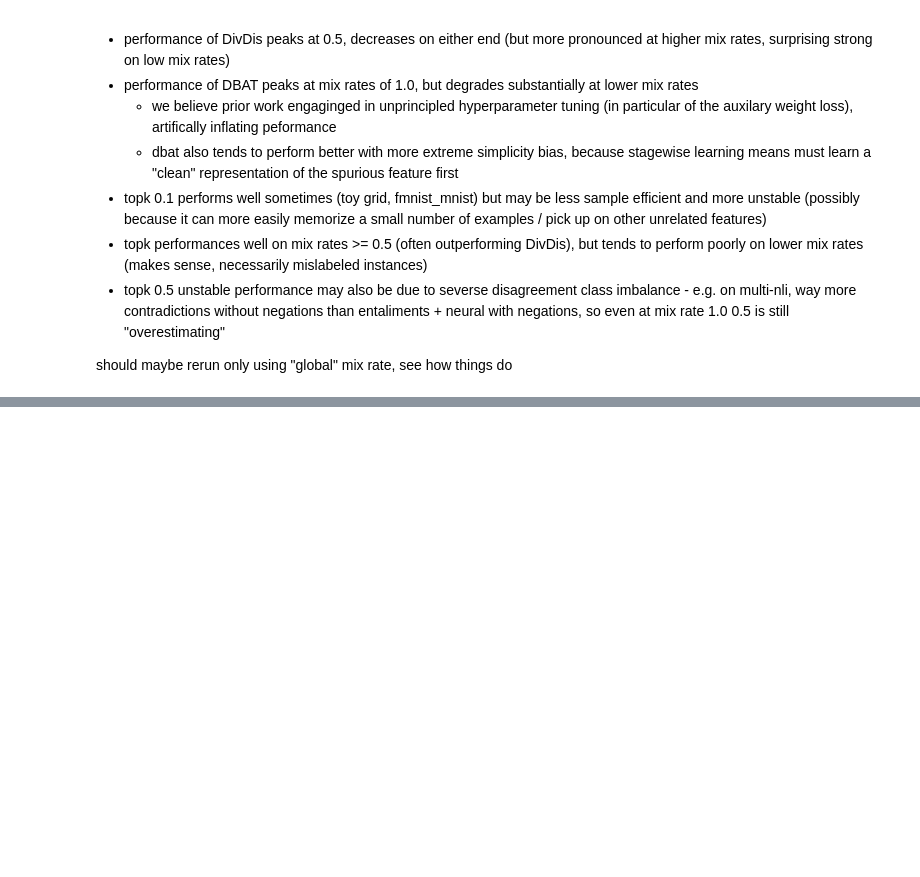
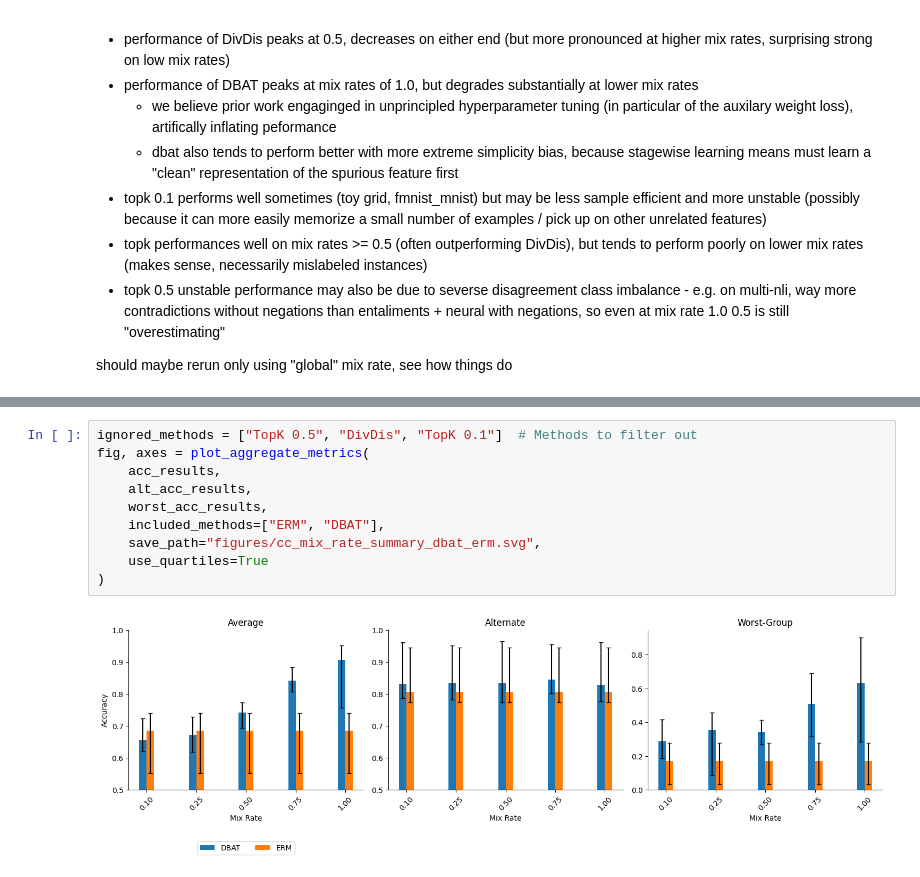
Before and after one commit to oliveradk/diverse-gen, a Jupyter notebook: experiments/250122_cc/0_cc_exps.ipynb, the cells around one changed output, grey strips where cells are left out. Drawn from its saved outputs; the diff is of its cells as text; blank space fills up the shorter version.

```diff
--- a/experiments/250122_cc/0_cc_exps.ipynb
+++ b/experiments/250122_cc/0_cc_exps.ipynb
@@ -483,0 +750,12 @@ should maybe rerun only using "global" mix rate, see how things do
+# %%
+ignored_methods = ["TopK 0.5", "DivDis", "TopK 0.1"]  # Methods to filter out
+fig, axes = plot_aggregate_metrics(
+    acc_results,
+    alt_acc_results,
+    worst_acc_results,
+    included_methods=["ERM", "DBAT"],
+    save_path="figures/cc_mix_rate_summary_dbat_erm.svg",
+    use_quartiles=True
+)
+# %% [output]
+[figure, added]
```
Also changed, not shown: parts of 12 cells of this notebook, 2 other files.
